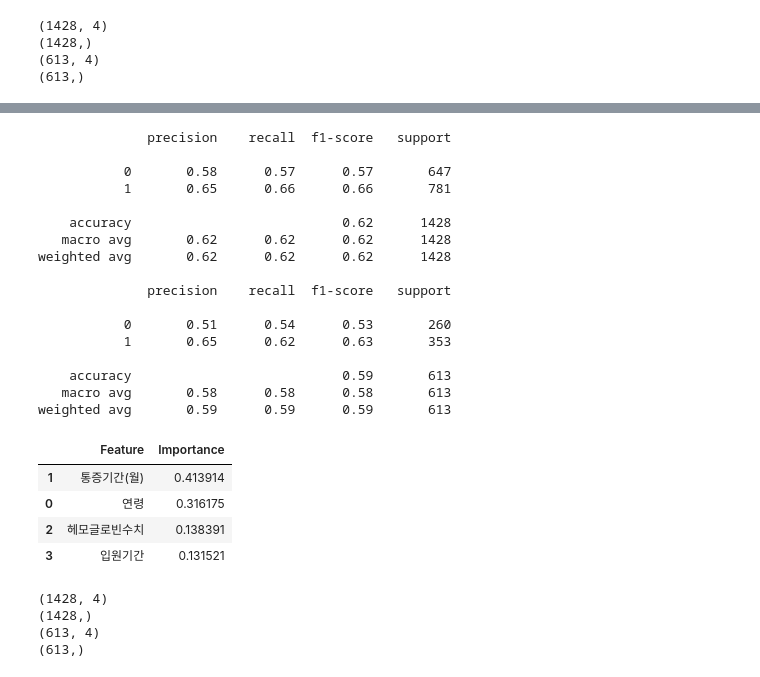
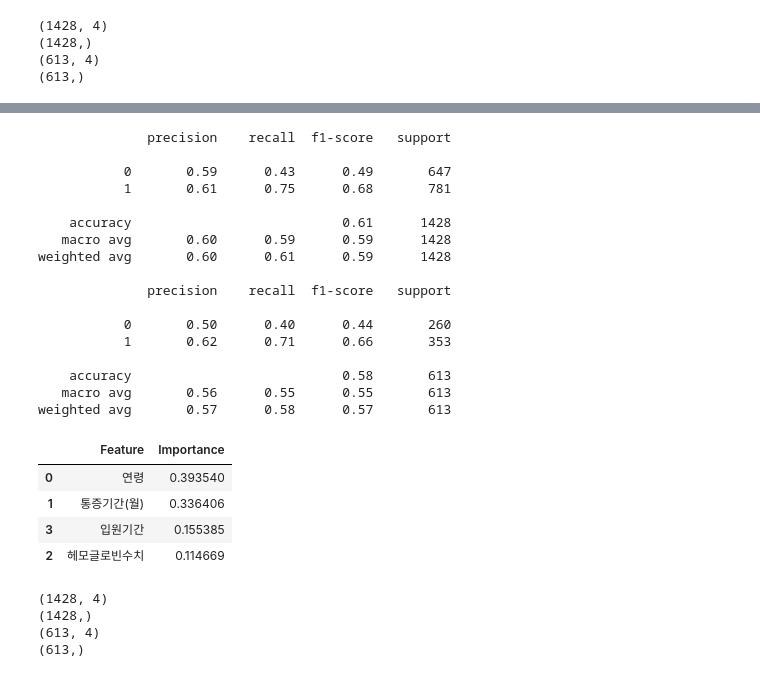
Before and after one commit to estskyway/toy_machinelearning, a Jupyter notebook: codes/최종_실험체.ipynb, the cells around one changed output, grey strips where cells are left out. Drawn from its saved outputs; the diff is of its cells as text; code cells hidden in the pictures.

```diff
--- a/codes/최종_실험체.ipynb
+++ b/codes/최종_실험체.ipynb
@@ -307,6 +306,6 @@ print(target_test.shape)
 (613, 4)
 (613,)
 # %%
-pipe_list = [('scaler',MinMaxScaler()),('model',DecisionTreeClassifier())]
-pipe_model = Pipeline(pipe_list)
-pipe_model
+# pipe_list = [('scaler',MinMaxScaler()),('model',DecisionTreeClassifier())]
+# pipe_model = Pipeline(pipe_list)
+pipe_model = DecisionTreeClassifier(max_depth=5, min_samples_leaf=2, criterion='gini', class_weight=None, min_samples_split=2)
@@ -316,11 +312,13 @@ Pipeline(steps=[('scaler', MinMaxScaler()),
 # %%
 from sklearn.metrics import make_scorer, f1_score
 scoring = make_scorer(f1_score)
-hyper_list = {'model__max_depth':range(2, 10),
-              'model__min_samples_leaf': range(2, 10),
-              'model__criterion': ['gini','entropy', 'log_loss'],
-              'model__class_weight': [None, 'balanced'],
-              'model__min_samples_split': range(2, 10),}
+hyper_list = {
+    'max_depth': range(2, 10),
+    'min_samples_leaf': range(2, 10),
+    'criterion': ['gini', 'entropy'],
+    'class_weight': [None, 'balanced'],
+    'min_samples_split': range(2, 10)
+}
 grid_model = GridSearchCV(pipe_model, param_grid=hyper_list,
                           scoring=scoring,
                           n_jobs = -1,
@@ -349,34 +347,38 @@ print(classification_report(target_test, target_test_pred))
 # %% [output]
               precision    recall  f1-score   support
 
-           0       0.58      0.57      0.57       647
-           1       0.65      0.66      0.66       781
+           0       0.59      0.43      0.49       647
+           1       0.61      0.75      0.68       781
 
-    accuracy                           0.62      1428
-   macro avg       0.62      0.62      0.62      1428
-weighted avg       0.62      0.62      0.62      1428
+    accuracy                           0.61      1428
+   macro avg       0.60      0.59      0.59      1428
+weighted avg       0.60      0.61      0.59      1428
 
               precision    recall  f1-score   support
 
-           0       0.51      0.54      0.53       260
-           1       0.65      0.62      0.63       353
+           0       0.50      0.40      0.44       260
+           1       0.62      0.71      0.66       353
 
-    accuracy                           0.59       613
-   macro avg       0.58      0.58      0.58       613
-weighted avg       0.59      0.59      0.59       613
+    accuracy                           0.58       613
+   macro avg       0.56      0.55      0.55       613
+weighted avg       0.57      0.58      0.57       613
 # %%
 col_name = features_train.columns
 # %%
+# df_importance = pd.DataFrame()
+# df_importance [ 'Feature']= col_name
+# df_importance ['Importance']= best_model['model'].feature_importances_
+# df_importance.sort_values(by='Importance',ascending=False).head(5)
 df_importance = pd.DataFrame()
-df_importance [ 'Feature']= col_name
-df_importance ['Importance']= best_model['model'].feature_importances_
-df_importance.sort_values(by='Importance',ascending=False).head(5)
+df_importance['Feature'] = col_name
+df_importance['Importance'] = best_model.feature_importances_
+df_importance.sort_values(by='Importance', ascending=False).head(5)
 # %% [output]
 |  | Feature | Importance |
-| 1 | 통증기간(월) | 0.413914 |
-| 0 | 연령 | 0.316175 |
-| 2 | 헤모글로빈수치 | 0.138391 |
-| 3 | 입원기간 | 0.131521 |
+| 0 | 연령 | 0.393540 |
+| 1 | 통증기간(월) | 0.336406 |
+| 3 | 입원기간 | 0.155385 |
+| 2 | 헤모글로빈수치 | 0.114669 |
 # %%
 features_train, features_test, target_train, target_test = train_test_split(features_over_resample, target_over_resample
                                                                             , test_size = 0.3, random_state= 1234)
```
Also changed, not shown: parts of 12 cells of this notebook, 1 other file.
